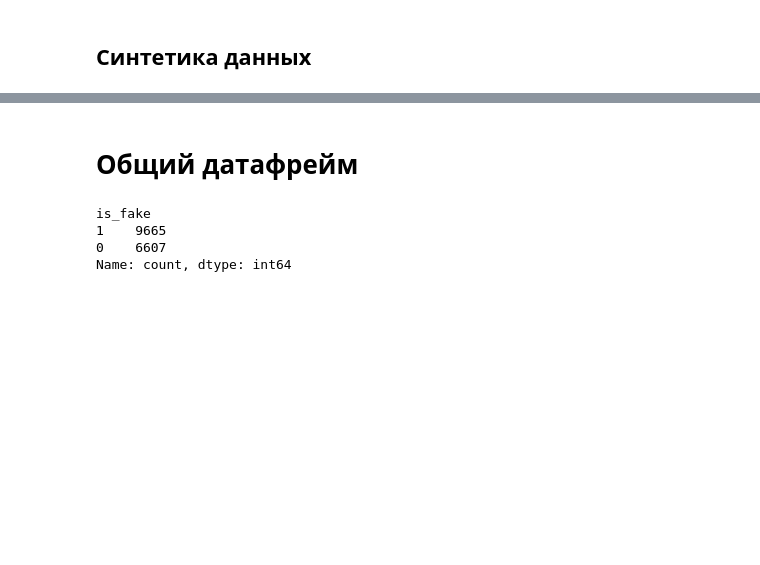
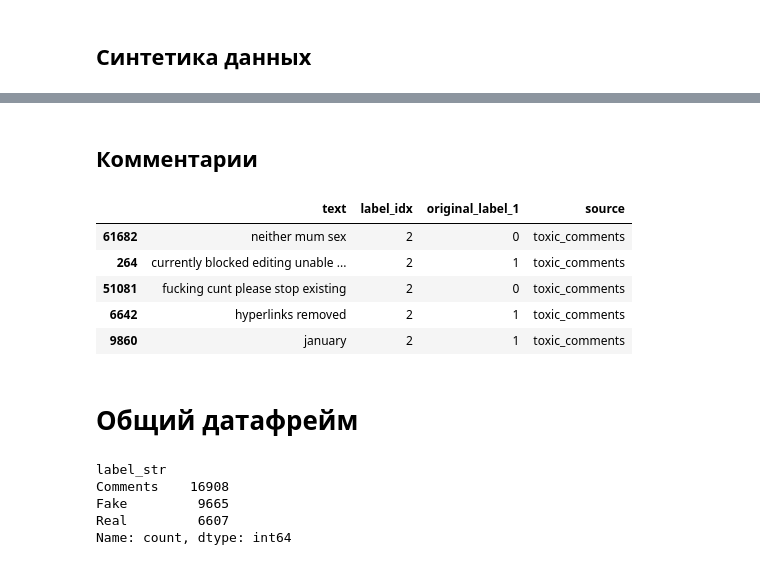
Before and after one commit to AntonSHBK/covid_fake, a Jupyter notebook: dataset.ipynb, the cells around one changed output, grey strips where cells are left out. Drawn from its saved outputs; the diff is of its cells as text; code cells hidden in the pictures; blank space fills up the shorter version.

```diff
--- a/dataset.ipynb
+++ b/dataset.ipynb
@@ -331,3 +331,40 @@ synthetic_df.sample(5)
+# %% [markdown]
+## Комментарии
+# %%
+from datasets import load_dataset
+import pandas as pd
+
+def load_reddit_dataset(dataset_name="beenakurian/reddit_comments_subreddit_canada", cache_dir=None) -> pd.DataFrame:
+    dataset = load_dataset(dataset_name, cache_dir=cache_dir)
+    df = dataset['train'].to_pandas()
+    df.rename(columns={'comment': 'text'}, inplace=True)
+    df['original_label_1'] = df['sentiment']
+    df['label_idx'] = 2
+    df['source'] = 'reddit_canada'
+    return df[['text', 'label_idx', 'original_label_1', 'source']]
+
+def load_toxic_comments_dataset(dataset_name="AiresPucrs/toxic-comments", cache_dir=None) -> pd.DataFrame:
+    dataset = load_dataset(dataset_name, cache_dir=cache_dir)
+    df = dataset['train'].to_pandas()
+    df.rename(columns={'comment_text': 'text'}, inplace=True)
+    df['original_label_1'] = df['toxic']
+    df['label_idx'] = 2
+    df['source'] = 'toxic_comments'
+    return df[['text', 'label_idx', 'original_label_1', 'source']]
+# %%
+reddit_df = load_reddit_dataset(cache_dir=DATA_CACHE)
+toxic_df = load_toxic_comments_dataset(cache_dir=DATA_CACHE)
+# %%
+toxic_df_sample = toxic_df.sample(10000)
+# %%
+toxic_df_sample.sample(5)
+# %% [output]
+|  | text | label_idx | original_label_1 | source |
+| 61682 | neither mum sex | 2 | 0 | toxic_comments |
+| 264 | currently blocked editing unable ... | 2 | 1 | toxic_comments |
+| 51081 | fucking cunt please stop existing | 2 | 0 | toxic_comments |
+| 6642 | hyperlinks removed | 2 | 1 | toxic_comments |
+| 9860 | january | 2 | 1 | toxic_comments |
 # %% [markdown]
 # Общий датафрейм
 # %%
@@ -337,9 +382,10 @@ final_df.to_excel(DATA_PATH / 'covid_vaccine_fake.xlsx', index=False)
 # %%
-final_df['is_fake'].value_counts()
+final_df['label_str'].value_counts()
 # %% [output]
-is_fake
-1    9665
-0    6607
+label_str
+Comments    16908
+Fake         9665
+Real         6607
 Name: count, dtype: int64
 # %%
 final_df.sample(10)
```
Also changed, not shown: parts of 14 cells of this notebook, 4 other files.
